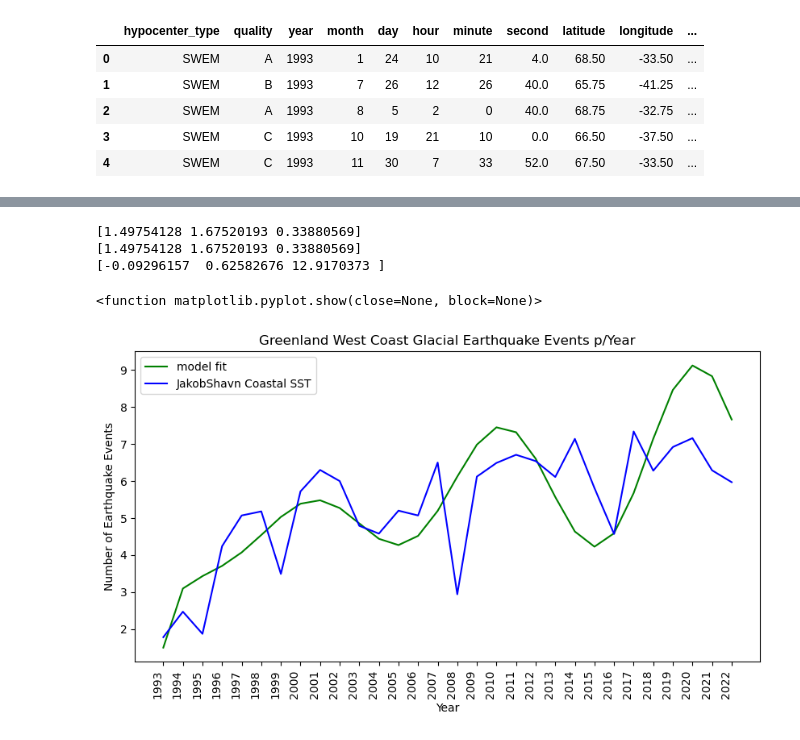
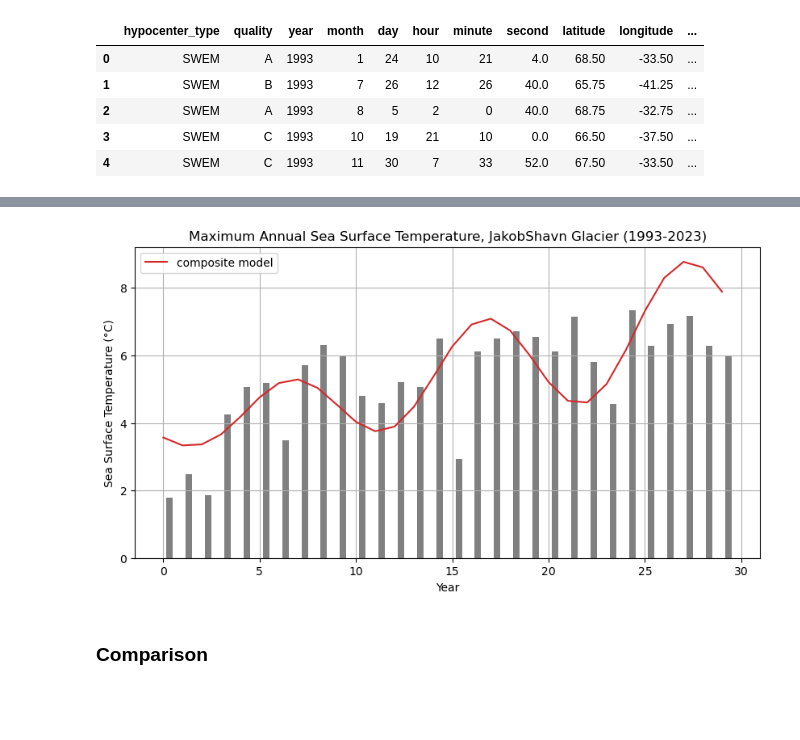
Before and after one commit to dev-harlan/CES_2024_Online, a Jupyter notebook: Final Prj/CES_FinalProj-dHarlan-4.ipynb, the cells around one changed output, grey strips where cells are left out. Drawn from its saved outputs; the diff is of its cells as text; code cells hidden in the pictures; blank space fills up the shorter version.

```diff
--- a/Final Prj/CES_FinalProj-dHarlan-4.ipynb
+++ b/Final Prj/CES_FinalProj-dHarlan-4.ipynb
@@ -108,22 +148,0 @@ plt.show
-# %%
-# sin model
-
-def sinfunc(x, a, b, c):
-    # a = amplitude coefficient
-    # b = wave frequency
-    # c = wave phase
-    y = a*x * np.sin(x*b+c)
-    return y
-
-def sinfuncExp(x, a, b, c, d): # Py solve can't handle this!
-    # a = amplitude
-    # b = wave frequency
-    # c = wave phase
-    # d = amplitude expon. increase
-    y = a*x**d * np.sin(x*b+c)
-    return y
-
-# Get the model parameters
-mest_sin = optimize.curve_fit(sinfunc, xdata = x, ydata=eventsDf.iloc[:, 1])[0]
-print(mest_sin)
-resultSin = sinfunc(x, mest_sin[0], mest_sin[1], mest_sin[2])
@@ -250,47 +258,17 @@ plt.show()
-# %%
-# exponential model
-x = np.arange(len(years))
-def expfunc(x, a, b, c):
-    y = a + b*x**c
-    return y
-
-# Get the model parameters
-mest_exp = optimize.curve_fit(expfunc, xdata = x, ydata=maxVals)[0]
-print(mest_exp)
-resultExp = expfunc(x, mest_exp[0], mest_exp[1], mest_exp[2])
-print(mest_exp)
-
-# sin model
-def sinfunc(x, a, b, c):
-    # a = amplitude coefficient
-    # b = wave frequency
-    # c = wave phase
-    y = a*x * np.sin(x*b+c)
-    return y
-
-# Get the model parameters
-
-mest_sin = optimize.curve_fit(sinfunc, xdata = x, ydata=maxVals)[0]
-print(mest_sin)
-resultSin = sinfunc(x, mest_sin[0], mest_sin[1], mest_sin[2])
-# %% [output]
-[1.49754128 1.67520193 0.33880569]
-[1.49754128 1.67520193 0.33880569]
-[-0.09296157  0.62582676 12.9170373 ]
 # %%
-# Create the plot
+# Plot
 fig, ax = plt.subplots(figsize=(10,5))
 
-plt.plot(x, resultExp+resultSin, 'g-', label="model fit")
-plt.plot(x, maxVals, label='JakobShavn Coastal SST', color='blue')
-
-ax.set_xlabel('Year')
-ax.set_ylabel('Number of Earthquake Events')
-ax.set_title('Greenland West Coast Glacial Earthquake Events p/Year')
-ax.set_xticks(x)
-ax.set_xticklabels(years, rotation=90, ha='right')
-ax.legend()
-plt.show
+bar_width = 1/3
+ax.bar(sst_t + bar_width, maxVals, bar_width, color='gray')
+plt.plot(sst_t, sst_resultLinear + sst_resultSin, color='tab:red', label="composite model")
+plt.xlabel('Year')
+plt.ylabel('Sea Surface Temperature (°C)')
+plt.title('Maximum Annual Sea Surface Temperature, JakobShavn Glacier (1993-2023)')
+plt.legend()
+plt.grid(True)
+plt.show()
 # %% [output]
-<function matplotlib.pyplot.show(close=None, block=None)>
-[figure, old version]
+[figure, new version]
+# %% [markdown]
+### Comparison
```
Also changed, not shown: parts of 15 cells of this notebook, 1 other file.
